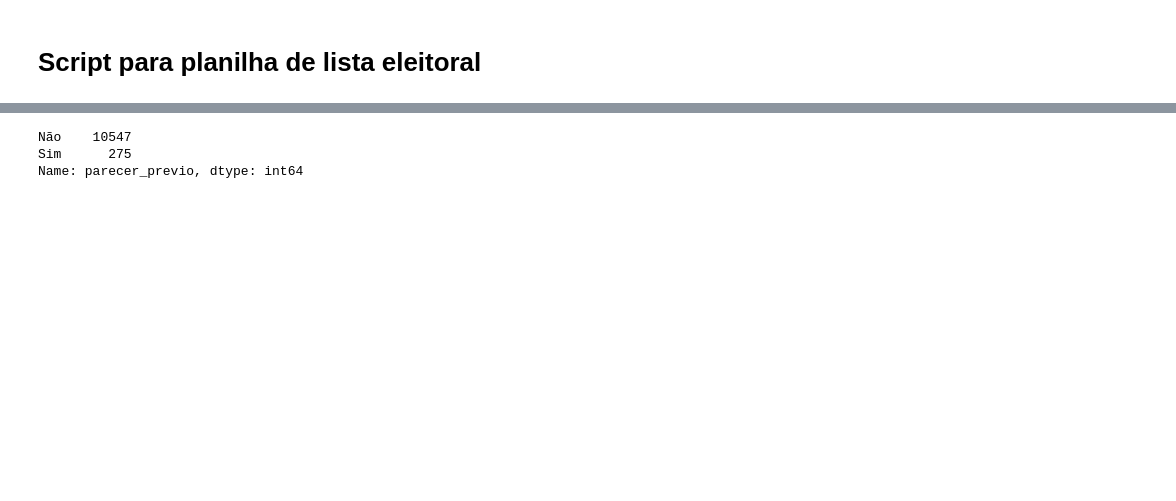
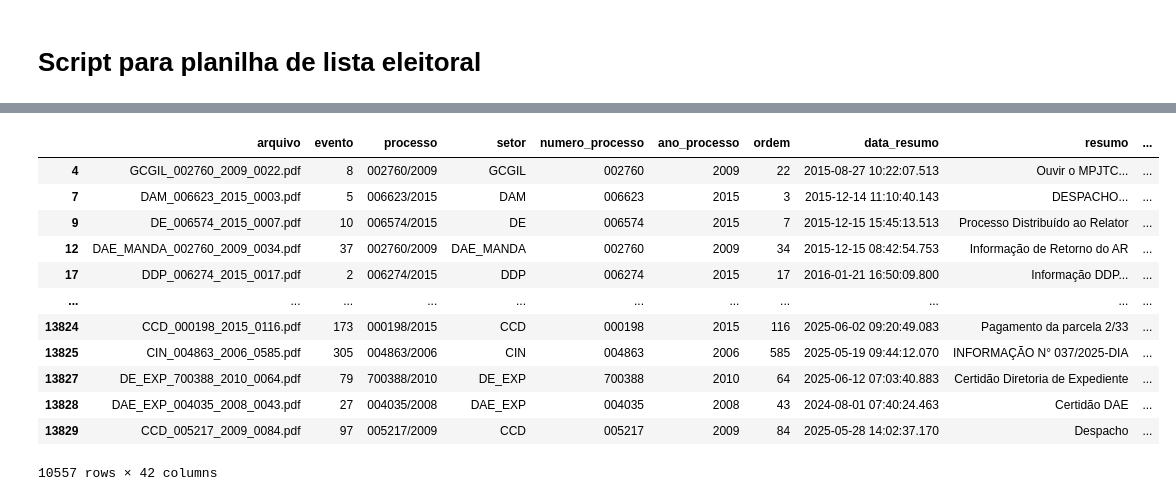
Before and after one commit to eduardoplima/ccd, a Jupyter notebook: scripts/lista_eleitoral.ipynb, the cells around one changed output, grey strips where cells are left out. Cells and saved outputs as stored; diff of their text form; code cells hidden in the pictures; blank space fills up the shorter version.

```diff
--- a/scripts/lista_eleitoral.ipynb
+++ b/scripts/lista_eleitoral.ipynb
@@ -13,13 +13,8 @@ from pathlib import Path
 from functools import partial
 from langchain_openai import  AzureChatOpenAI
 from langchain.prompts import PromptTemplate
-from utils_ccd import get_connection, extract_text_from_pdf
+from utils_ccd import get_connection, extract_text_from_pdf, get_info_file_path
 from pathlib import Path
-
-DIR_INFORMACOES = '/media/informacoes_pdf/'
-def get_info_file_path(row):
-    return Path(DIR_INFORMACOES) / row['setor'].strip() / row['arquivo']
-
 conn = get_connection()
 # %%
 df_lista = pd.read_excel("docs/lista_eleitoral_250527.xlsx")
@@ -79,22 +166,36 @@ def is_parecer_previo(texto):
 # %%
 import re
 
-def is_parecer_previo_regex(texto):
+def is_parecer_previo_regex(row):
+    texto = row['texto']
+    evento = row['evento']
     try:
         # Regex pattern to match "parecer prévio" or similar phrases
         pattern = r'\b(parecer prévio|parecer prévio do tribunal|parecer prévio do tce)\b'
         if re.search(pattern, texto, re.IGNORECASE):
-            return 'Sim'
+            return evento
         else:
             return 'Não'
     except Exception as e:
         print(f"Error processing {texto}: {e}")
         return None
 # %%
-all_informacoes_processos['parecer_previo'] = all_informacoes_processos['texto'].apply(is_parecer_previo_regex)
+all_informacoes_processos['parecer_previo'] = all_informacoes_processos.apply(is_parecer_previo_regex, axis=1)
 # %%
-all_informacoes_processos['parecer_previo'].value_counts()
+nao_parecer = all_informacoes_processos[all_informacoes_processos['parecer_previo'] == 'Não']
-# %% [output]
-Não    10547
-Sim      275
-Name: parecer_previo, dtype: int64
+# %%
+nao_parecer
+# %% [output]
+|  | arquivo | evento | processo | setor | numero_processo | ano_processo | ordem | data_resumo | resumo | ... |
+| 4 | GCGIL_002760_2009_0022.pdf | 8 | 002760/2009 | GCGIL | 002760 | 2009 | 22 | 2015-08-27 10:22:07.513 | Ouvir o MPJTC... | ... |
+| 7 | DAM_006623_2015_0003.pdf | 5 | 006623/2015 | DAM | 006623 | 2015 | 3 | 2015-12-14 11:10:40.143 | DESPACHO... | ... |
+| 9 | DE_006574_2015_0007.pdf | 10 | 006574/2015 | DE | 006574 | 2015 | 7 | 2015-12-15 15:45:13.513 | Processo Distribuído ao Relator | ... |
+| 12 | DAE_MANDA_002760_2009_0034.pdf | 37 | 002760/2009 | DAE_MANDA | 002760 | 2009 | 34 | 2015-12-15 08:42:54.753 | Informação de Retorno do AR | ... |
+| 17 | DDP_006274_2015_0017.pdf | 2 | 006274/2015 | DDP | 006274 | 2015 | 17 | 2016-01-21 16:50:09.800 | Informação DDP... | ... |
+| ... | ... | ... | ... | ... | ... | ... | ... | ... | ... | ... |
+| 13824 | CCD_000198_2015_0116.pdf | 173 | 000198/2015 | CCD | 000198 | 2015 | 116 | 2025-06-02 09:20:49.083 | Pagamento da parcela 2/33 | ... |
+| 13825 | CIN_004863_2006_0585.pdf | 305 | 004863/2006 | CIN | 004863 | 2006 | 585 | 2025-05-19 09:44:12.070 | INFORMAÇÃO N° 037/2025-DIA | ... |
+| 13827 | DE_EXP_700388_2010_0064.pdf | 79 | 700388/2010 | DE_EXP | 700388 | 2010 | 64 | 2025-06-12 07:03:40.883 | Certidão Diretoria de Expediente | ... |
+| 13828 | DAE_EXP_004035_2008_0043.pdf | 27 | 004035/2008 | DAE_EXP | 004035 | 2008 | 43 | 2024-08-01 07:40:24.463 | Certidão DAE | ... |
+| 13829 | CCD_005217_2009_0084.pdf | 97 | 005217/2009 | CCD | 005217 | 2009 | 84 | 2025-05-28 14:02:37.170 | Despacho | ... |
+10557 rows × 42 columns
```
Also changed, not shown: parts of 10 cells of this notebook, 12 other files.
